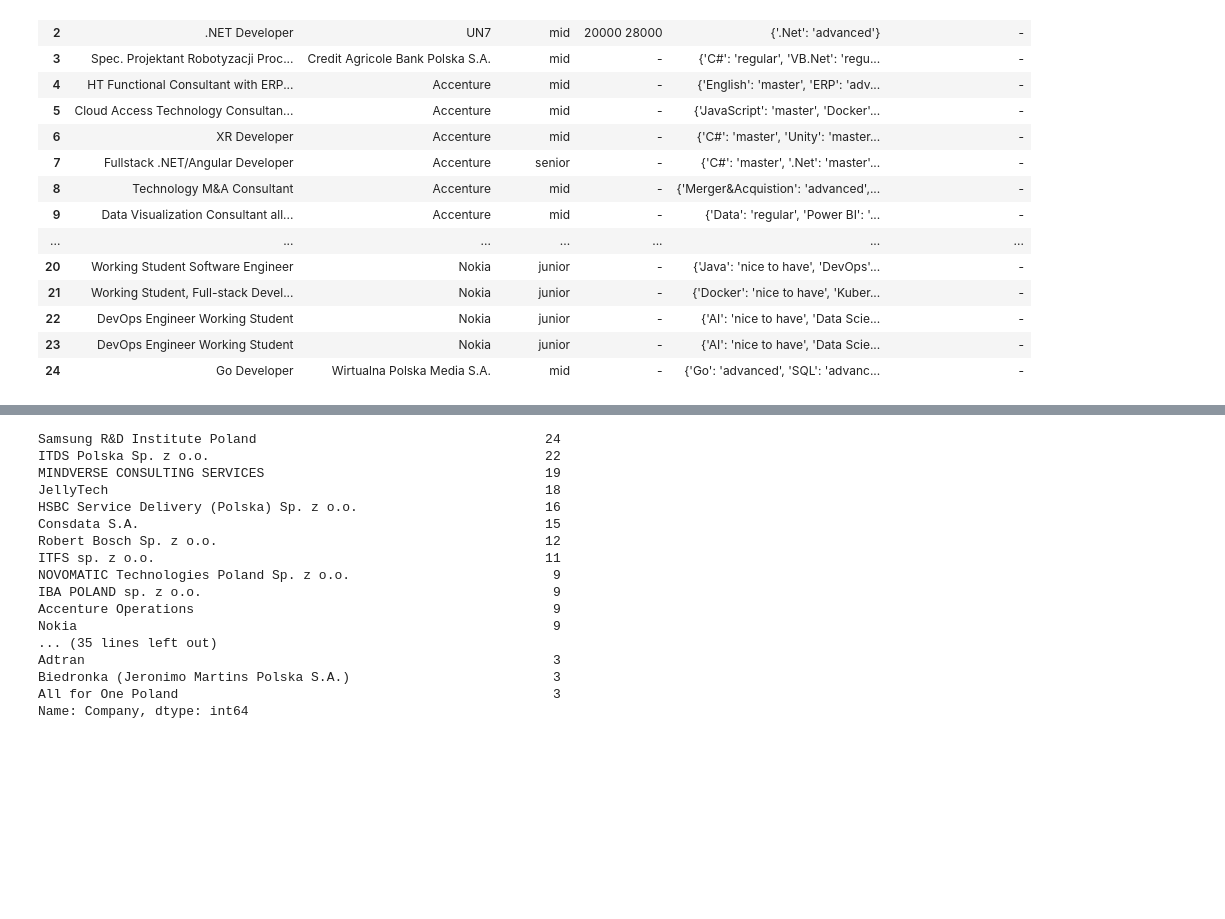
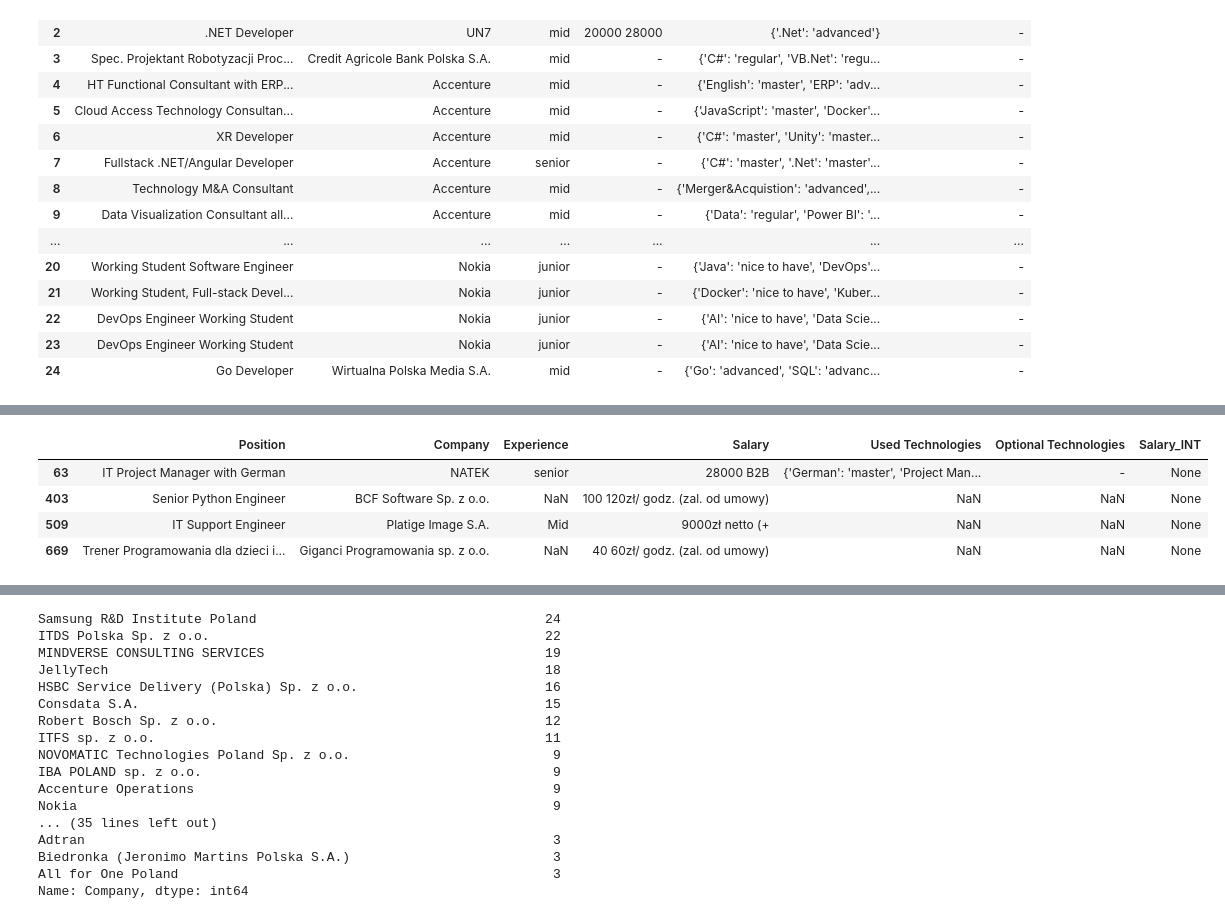
Before and after one commit to Is0meone/IT_Analysis, a Jupyter notebook: data_analysis.ipynb, the cells around one changed output, grey strips where cells are left out. Saved outputs shown, nothing was run; the diff lists cells and outputs as text; code cells hidden in the pictures; blank space fills up the shorter version.

```diff
--- a/data_analisys.ipynb
+++ b/data_analysis.ipynb
@@ -28,0 +90,8 @@ jobs_df[:25]
+# %%
+jobs_df[jobs_df['Salary'].str.contains('B2B|godz|netto')]
+# %% [output]
+|  | Position | Company | Experience | Salary | Used Technologies | Optional Technologies | Salary_INT |
+| 63 | IT Project Manager with German | NATEK | senior | 28000 B2B | {'German': 'master', 'Project Man... | - | None |
+| 403 | Senior Python Engineer | BCF Software Sp. z o.o. | NaN | 100 120zł/ godz. (zal. od umowy) | NaN | NaN | None |
+| 509 | IT Support Engineer | Platige Image S.A. | Mid | 9000zł netto (+ | NaN | NaN | None |
+| 669 | Trener Programowania dla dzieci i... | Giganci Programowania sp. z o.o. | NaN | 40 60zł/ godz. (zal. od umowy) | NaN | NaN | None |
```
Also changed, not shown: parts of 26 cells of this notebook.
